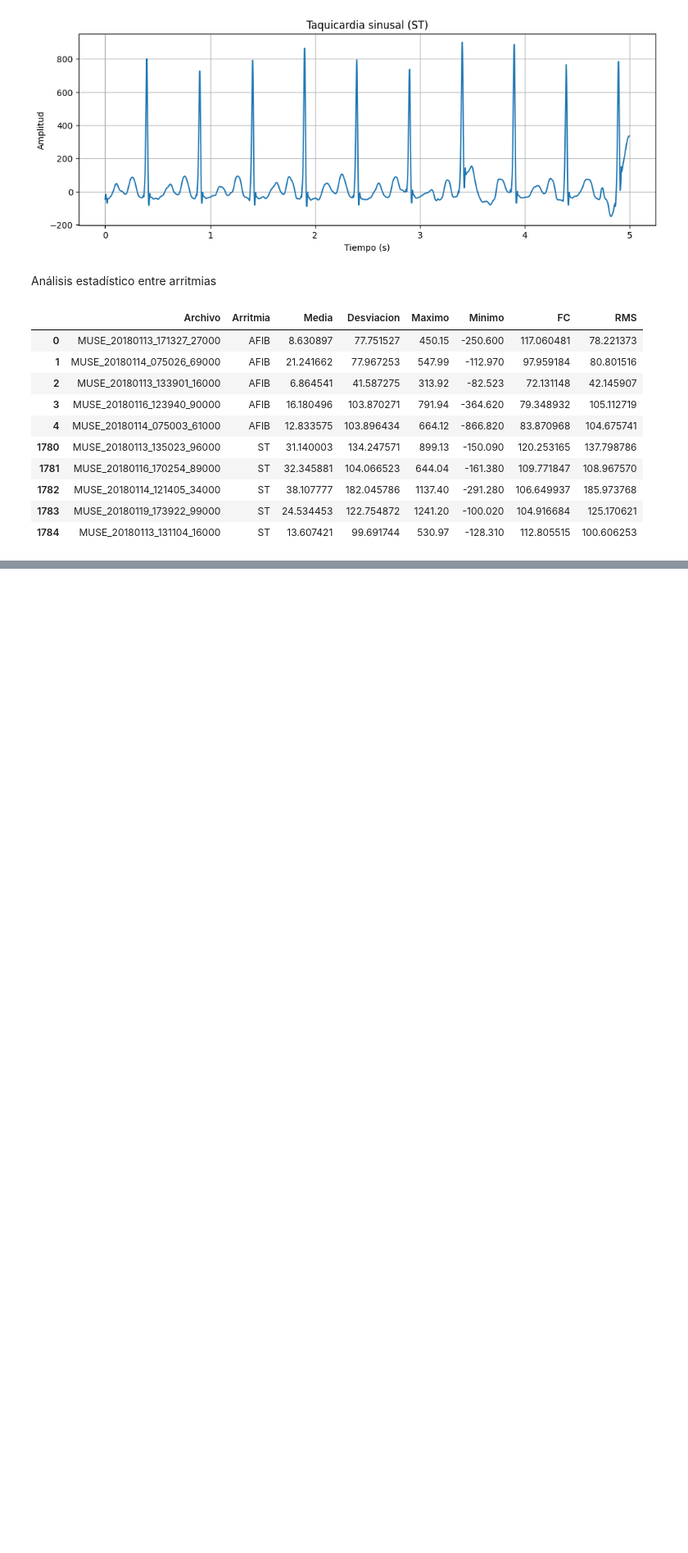
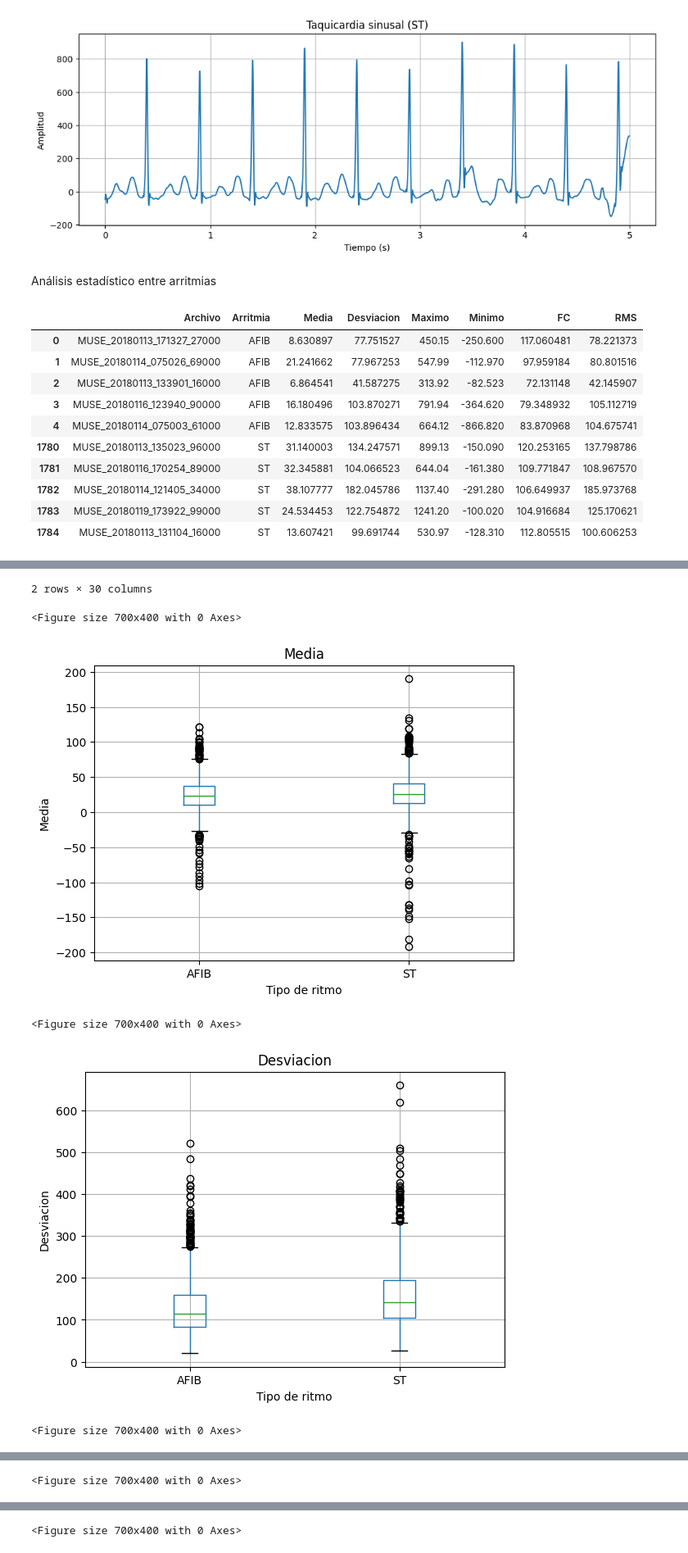
Before and after one commit to Victoriapn/Lab_Biose-ales, a Jupyter notebook: Practica 2/PARTE2.ipynb, the cells around one changed output, grey strips where cells are left out. Shown at 82% size. Saved outputs shown, nothing was run; the diff lists cells and outputs as text; code cells hidden in the pictures; blank space fills up the shorter version.

```diff
--- a/Practica 2/PARTE2.ipynb
+++ b/Practica 2/PARTE2.ipynb
@@ -213,3 +215,35 @@ display(df.groupby("Arritmia").head(5))
 | 1782 | MUSE_20180114_121405_34000 | ST | 38.107777 | 182.045786 | 1137.40 | -291.280 | 106.649937 | 185.973768 |
 | 1783 | MUSE_20180119_173922_99000 | ST | 24.534453 | 122.754872 | 1241.20 | -100.020 | 104.916684 | 125.170621 |
 | 1784 | MUSE_20180113_131104_16000 | ST | 13.607421 | 99.691744 | 530.97 | -128.310 | 112.805515 | 100.606253 |
+# %%
+variables = [
+    "Media",
+    "Desviacion",
+    "Maximo",
+    "Minimo",
+    "FC",
+    "RMS"
+]
+
+resumen = df.groupby("Arritmia")[variables].agg(
+    ["mean", "std", "median", "min", "max"]
+)
+
+display(resumen)
+
+for variable in variables:
+
+    plt.figure(figsize=(7, 4))
+
+    df.boxplot(
+        column=variable,
+        by="Arritmia"
+    )
+
+    plt.title(variable)
+    plt.suptitle("")
+    plt.xlabel("Tipo de ritmo")
+    plt.ylabel(variable)
+
+    plt.show()
+# %% [output]
@@ -215,0 +255,6 @@ display(df.groupby("Arritmia").head(5))
+2 rows × 30 columns
+<Figure size 700x400 with 0 Axes>
+[figure, added]
+<Figure size 700x400 with 0 Axes>
+[figure, added]
+<Figure size 700x400 with 0 Axes>
@@ -215,0 +262 @@ display(df.groupby("Arritmia").head(5))
+<Figure size 700x400 with 0 Axes>
@@ -215,0 +264 @@ display(df.groupby("Arritmia").head(5))
+<Figure size 700x400 with 0 Axes>
```
Also changed, not shown: parts of 7 cells of this notebook, 1 other file.
